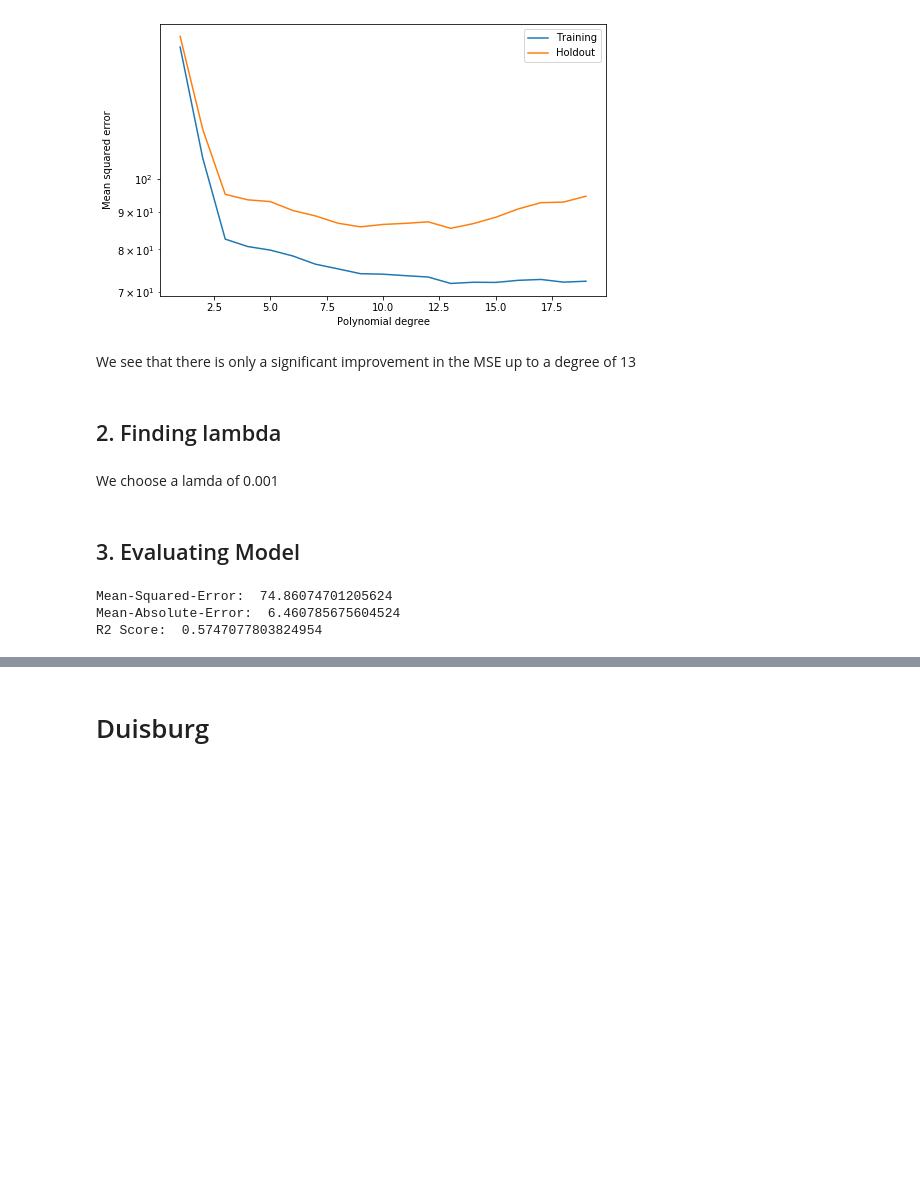
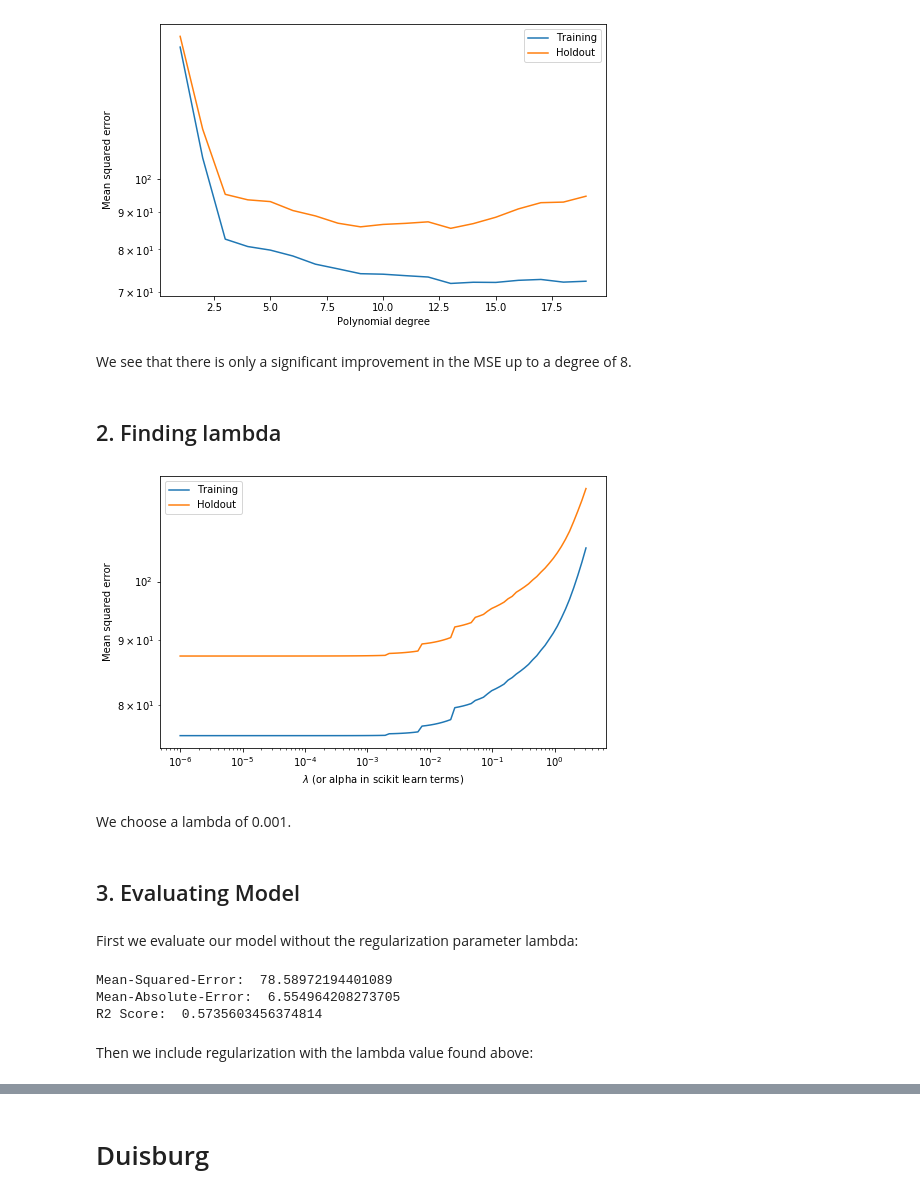
Before and after one commit to mogottsch/dsml_2020_magma, a Jupyter notebook: 3_predictive_analytics/Poly_Regression_Regularization.ipynb, the cells around one changed output, grey strips where cells are left out. Saved outputs shown, nothing was run; the diff lists cells and outputs as text; code cells hidden in the pictures; blank space fills up the shorter version.

```diff
--- a/3_predictive_analytics/Poly_Regression_Regularization.ipynb
+++ b/3_predictive_analytics/Poly_Regression_Regularization.ipynb
@@ -162,18 +161,24 @@ iterating_over_degree(X_train_ma,y_train_ma,20)
 # %% [output]
 [figure]
 # %% [markdown]
-We see that there is only a significant improvement in the MSE up to a degree of 13
+We see that there is only a significant improvement in the MSE up to a degree of 8.
 # %% [markdown]
 ## 2. Finding lambda
 # %%
-iterating_over_lambda(X_train_ma.values,y_train_ma.values,13,-6, 0.5)
+iterating_over_lambda(X_train_ma.values,y_train_ma.values,8,-6, 0.5)
+# %% [output]
+[figure, added]
 # %% [markdown]
-We choose a lamda of 0.001
+We choose a lambda of 0.001.
 # %% [markdown]
 ## 3. Evaluating Model
+# %% [markdown]
+First we evaluate our model without the regularization parameter lambda:
 # %%
-evaluate_L2(X_test_ma,y_test_ma,13,0)
+evaluate_L2(X_test_ma,y_test_ma,8,0)
 # %% [output]
-Mean-Squared-Error:  74.86074701205624
-Mean-Absolute-Error:  6.460785675604524
-R2 Score:  0.5747077803824954
+Mean-Squared-Error:  78.58972194401089
+Mean-Absolute-Error:  6.554964208273705
+R2 Score:  0.5735603456374814
+# %% [markdown]
+Then we include regularization with the lambda value found above:
```
Also changed, not shown: parts of 18 cells of this notebook.
